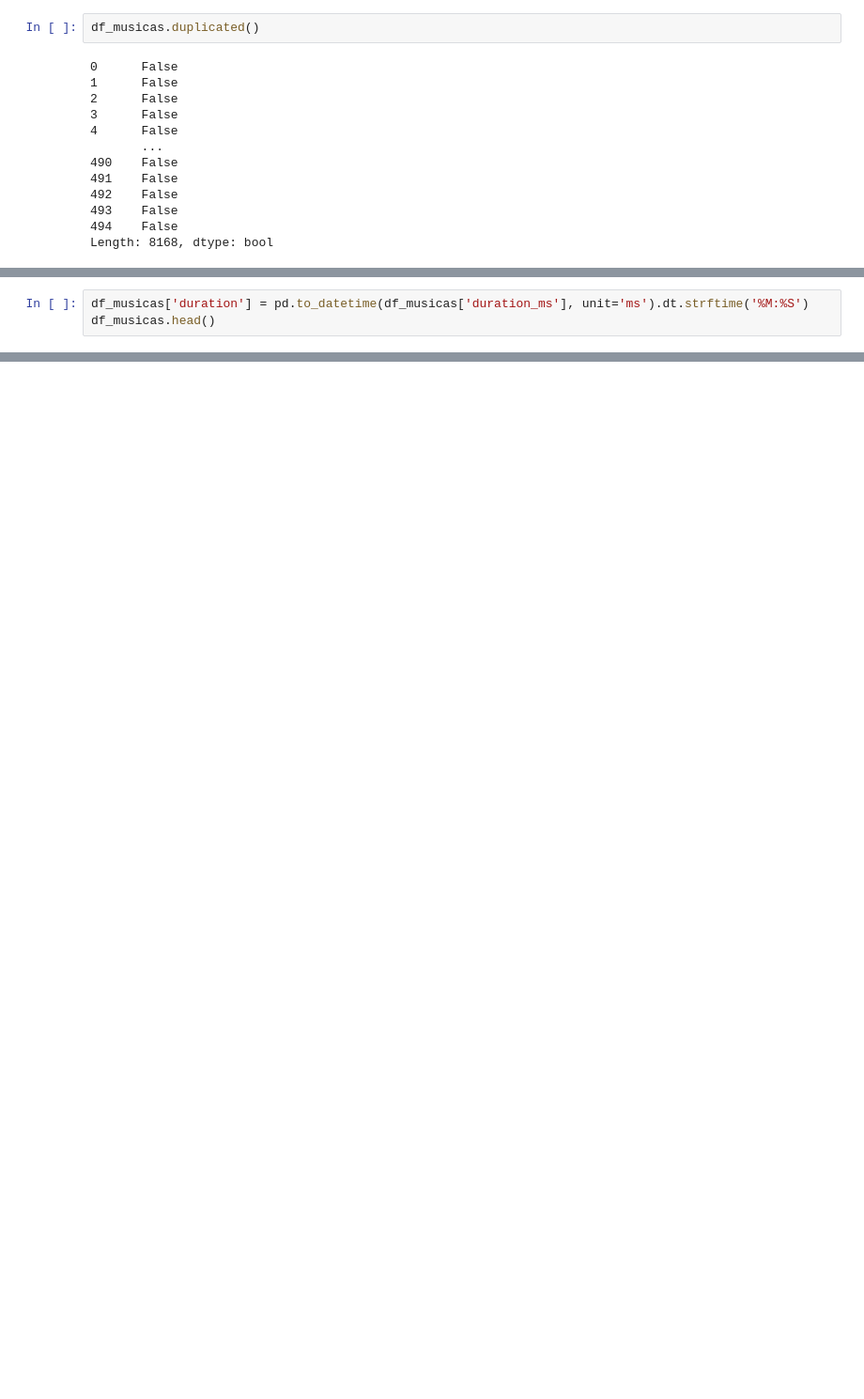
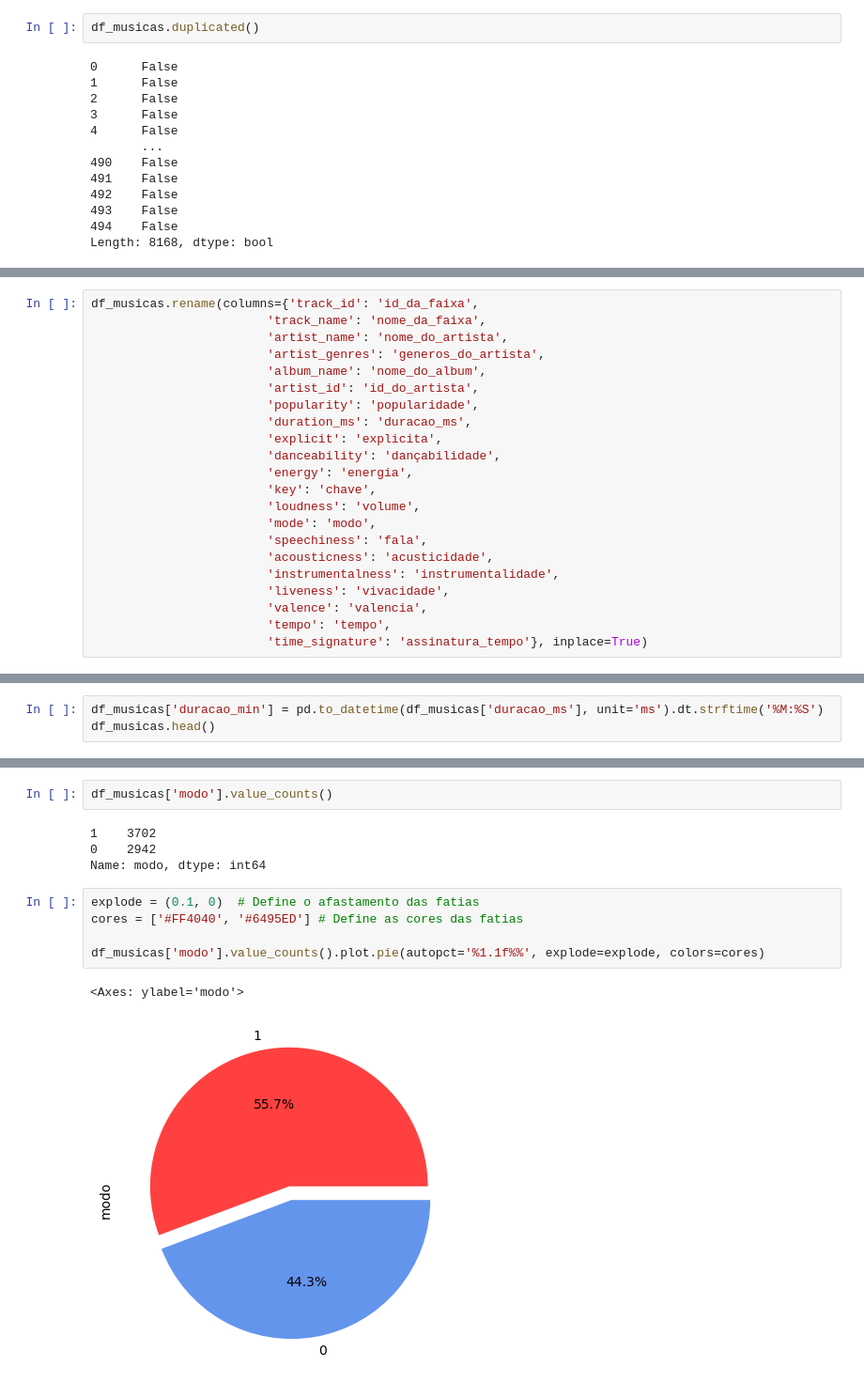
Before and after one commit to davitgouveia/Spotify-Data-Analysis, a Jupyter notebook: analise_de_dados_spotify.ipynb, the cells around one changed output, grey strips where cells are left out. Shown: that part at 94% size. Drawn from its saved outputs; the diff is of its cells as text; blank space fills up the shorter version.

```diff
--- a/analise_de_dados_spotify.ipynb
+++ b/analise_de_dados_spotify.ipynb
@@ -236,3 +151,0 @@ dtype('int64')
-# %%
-df_musicas['duration'] = pd.to_datetime(df_musicas['duration_ms'], unit='ms').dt.strftime('%M:%S')
-df_musicas.head()
@@ -350,0 +177,22 @@ df_longestTracks.reset_index()[['track_name', 'duration']]
+# %%
+df_musicas.rename(columns={'track_id': 'id_da_faixa',
+                        'track_name': 'nome_da_faixa',
+                        'artist_name': 'nome_do_artista',
+                        'artist_genres': 'generos_do_artista',
+                        'album_name': 'nome_do_album',
+                        'artist_id': 'id_do_artista',
+                        'popularity': 'popularidade',
+                        'duration_ms': 'duracao_ms',
+                        'explicit': 'explicita',
+                        'danceability': 'dançabilidade',
+                        'energy': 'energia',
+                        'key': 'chave',
+                        'loudness': 'volume',
+                        'mode': 'modo',
+                        'speechiness': 'fala',
+                        'acousticness': 'acusticidade',
+                        'instrumentalness': 'instrumentalidade',
+                        'liveness': 'vivacidade',
+                        'valence': 'valencia',
+                        'tempo': 'tempo',
+                        'time_signature': 'assinatura_tempo'}, inplace=True)
@@ -350,0 +220,3 @@ df_longestTracks.reset_index()[['track_name', 'duration']]
+# %%
+df_musicas['duracao_min'] = pd.to_datetime(df_musicas['duracao_ms'], unit='ms').dt.strftime('%M:%S')
+df_musicas.head()
@@ -350,0 +283,14 @@ df_longestTracks.reset_index()[['track_name', 'duration']]
+# %%
+df_musicas['modo'].value_counts()
+# %% [output]
+1    3702
+0    2942
+Name: modo, dtype: int64
+# %%
+explode = (0.1, 0)  # Define o afastamento das fatias
+cores = ['#FF4040', '#6495ED'] # Define as cores das fatias
+
+df_musicas['modo'].value_counts().plot.pie(autopct='%1.1f%%', explode=explode, colors=cores)
+# %% [output]
+<Axes: ylabel='modo'>
+[figure, added]
```
Also changed, not shown: parts of 73 cells of this notebook.
